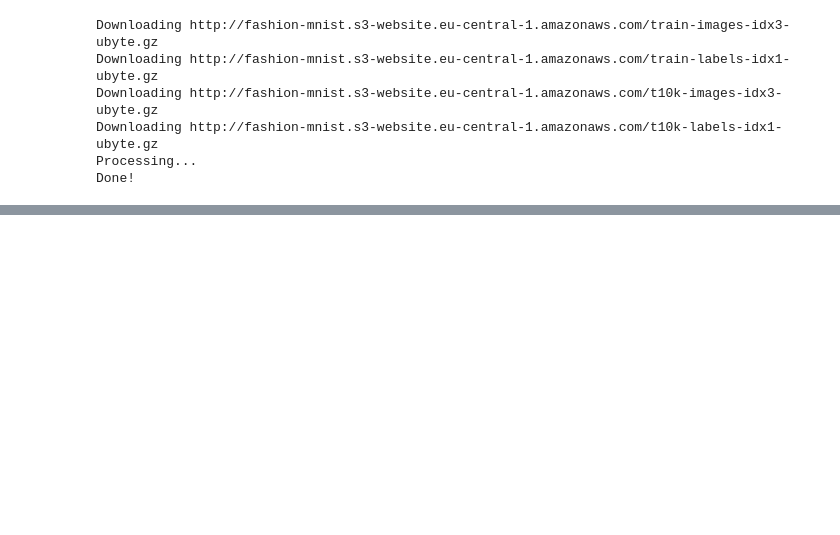
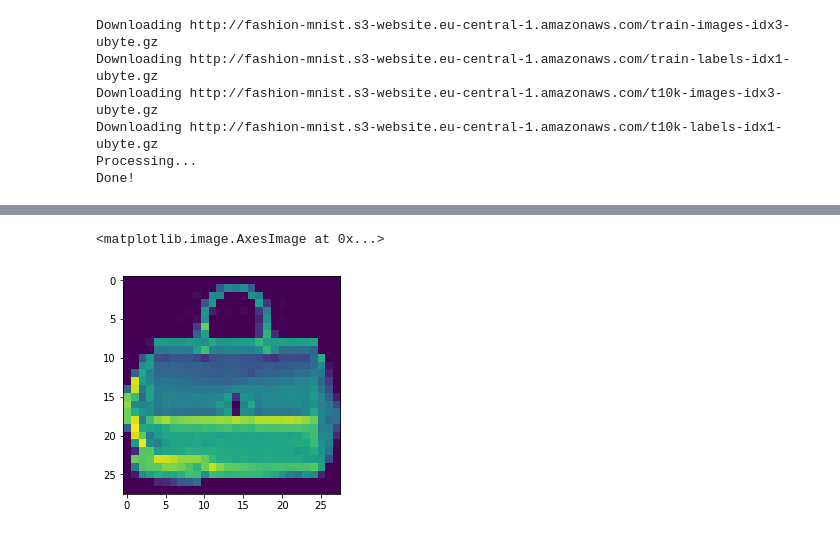
Before and after one commit to raynardj/python4ml, a Jupyter notebook: 3.5_from_keras_to_pytorch.ipynb, the cells around one changed output, grey strips where cells are left out. Saved outputs shown, nothing was run; the diff lists cells and outputs as text; code cells hidden in the pictures; blank space fills up the shorter version.

```diff
--- a/3.5_from_keras_to_pytorch.ipynb
+++ b/3.5_from_keras_to_pytorch.ipynb
@@ -65,0 +86,5 @@ dl = DataLoader(ds,batch_size=)
+# %%
+plt.imshow(x.numpy()[1].reshape(28,28))
+# %% [output]
+<matplotlib.image.AxesImage at 0x...>
+[figure, added]
```
Also changed, not shown: parts of 17 cells of this notebook.
